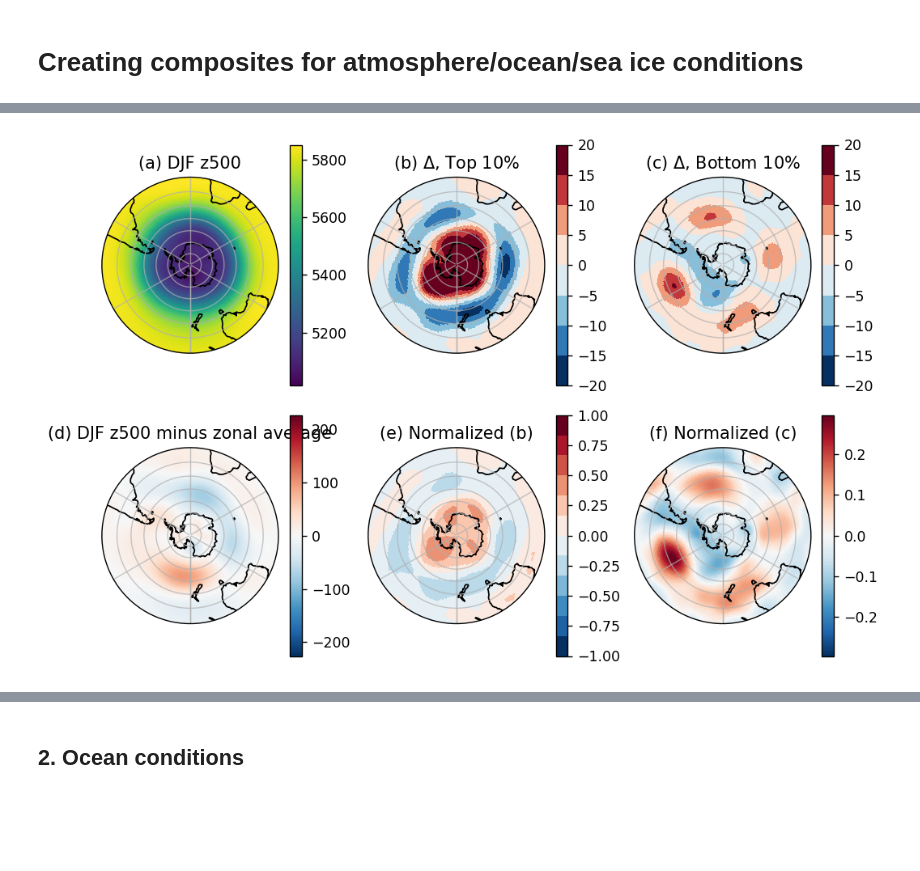
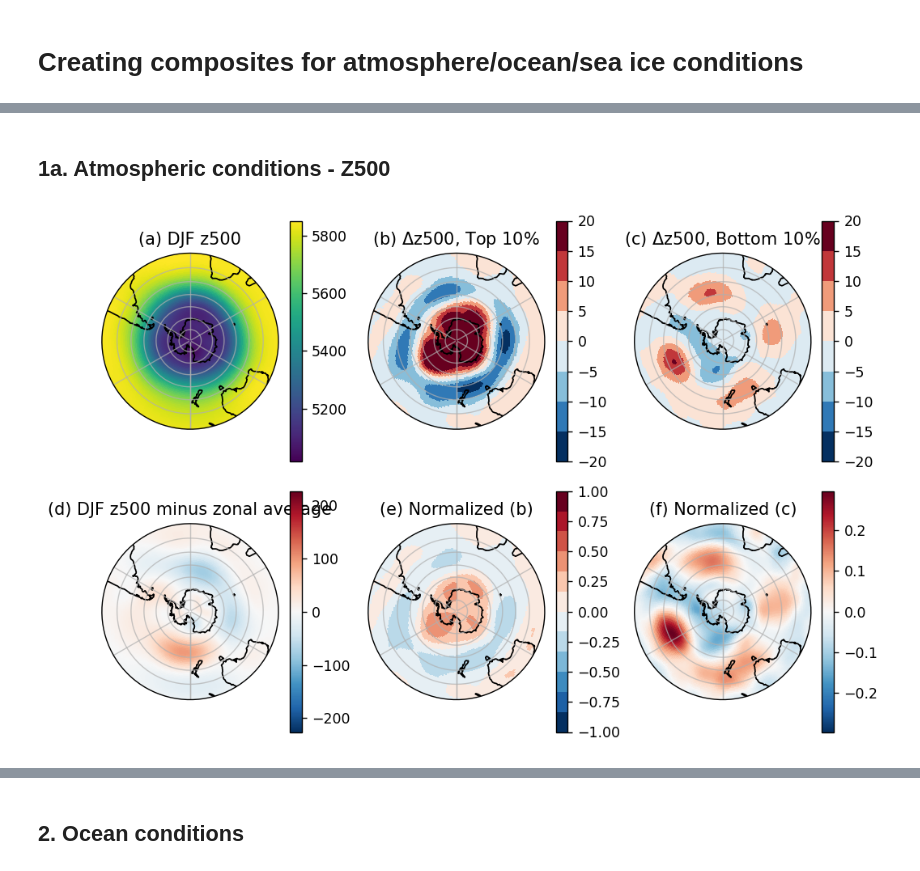
Before and after one commit to keturner8/stormtrack_variability, a Jupyter notebook: notebooks/composites_ESM4_CMIP.ipynb, the cells around one changed output, grey strips where cells are left out. Drawn from its saved outputs; the diff is of its cells as text; code cells hidden in the pictures; blank space fills up the shorter version.

Commit message:
new titles for poster figures, SLP composites for long ESM4 run

```diff
--- a/notebooks/composites_ESM4_CMIP.ipynb
+++ b/notebooks/composites_ESM4_CMIP.ipynb
@@ -85,0 +250,2 @@ std_jja = da_v[midx_jja,:,:].std(dim='time').compute()
+# %% [markdown]
+## 1a. Atmospheric conditions - Z500
@@ -121,7 +308,7 @@ axs[3].set_title('(d) DJF z500 minus zonal average')
                                                    cmap=plt.get_cmap('RdBu_r', 8),
                                                    cbar_kwargs={'label':''},
                                                   )
-axs[1].set_title('(b) $\Delta$, Top 10%')
+axs[1].set_title('(b) $\Delta$z500, Top 10%')
 
 (da_v[midx_lo_djf,:,:].mean(dim='time') - mean_djf).plot(ax=axs[2],
                                                    x='lon', y='lat',
@@ -131,41 +318,41 @@ axs[1].set_title('(b) $\Delta$, Top 10%')
                                                    cbar_kwargs={'label':''},
                                                   )
 
-axs[2].set_title('(c) $\Delta$, Bottom 10%')
+axs[2].set_title('(c) $\Delta$z500, Bottom 10%')
 
 
 ((da_v[midx_hi_djf,:,:].mean(dim='time') - mean_djf)/std_djf).plot(ax=axs[4],
                                                    x='lon', y='lat',
                                                    transform=ccrs.PlateCarree(),
                                                    vmin=-1, vmax=1, extend='neither',
                                                    cmap=plt.get_cmap('RdBu_r', 12),
                                                    cbar_kwargs={'label':''},
                                                   )
 axs[4].set_title('(e) Normalized (b)')
 
 ((da_v[midx_lo_djf,:,:].mean(dim='time') - mean_djf)/std_djf).plot(ax=axs[5],
                                                    x='lon', y='lat',
                                                    transform=ccrs.PlateCarree(),
 #                                                   vmin=-1, vmax=1, extend='neither',
 #                                                   cmap=plt.get_cmap('RdBu_r', 12),
                                                    cbar_kwargs={'label':''},
                                                   )
 
 axs[5].set_title('(f) Normalized (c)')
 
 
 for i in range(6):
     axs[i].set_extent([-180, 180, -90, -20], ccrs.PlateCarree())
     axs[i].gridlines(alpha=0.7)
     axs[i].set_boundary(circle, transform=axs[i].transAxes)
     axs[i].coastlines()
 
 #axs[3].remove()
 plt.tight_layout()
 
 plt.savefig(f"{out_path_fig}z500_djf_ESM4-500.png", format='png', dpi=100)
 # %% [output]
-[figure, old version]
+[figure, new version]
 # %%
 ## Winter month composites
 
```
Also changed, not shown: parts of 11 cells of this notebook, 4 other files.
